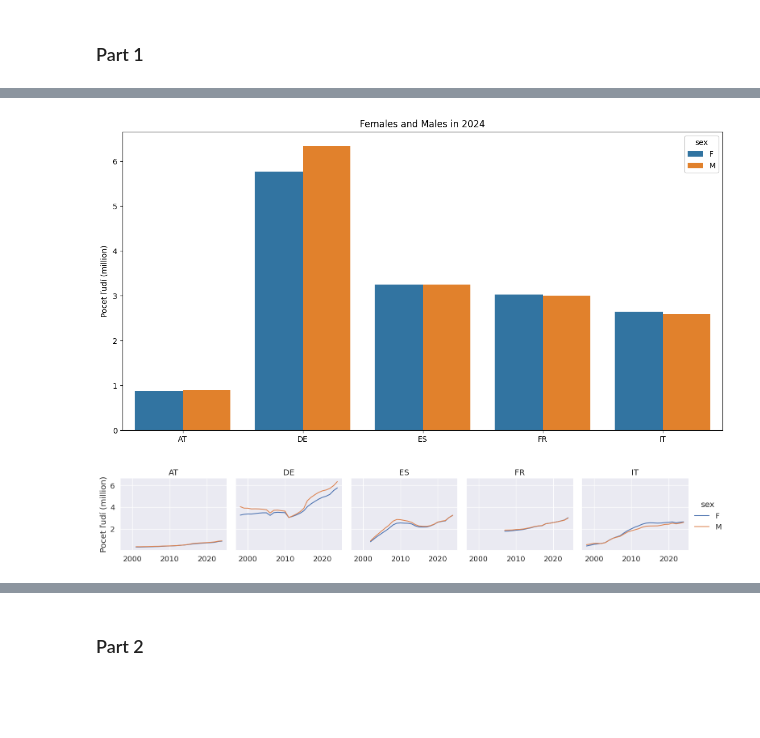
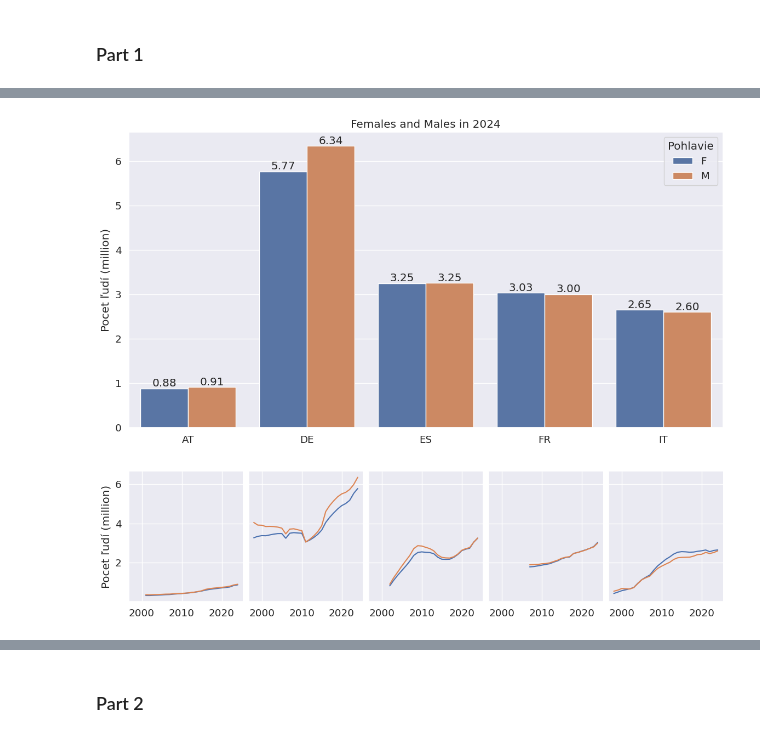
Before and after one commit to loveBeatles/datavis_project, a Jupyter notebook: group_project.ipynb, the cells around one changed output, grey strips where cells are left out. Saved outputs shown, nothing was run; the diff lists cells and outputs as text; code cells hidden in the pictures; blank space fills up the shorter version.

```diff
--- a/group_project.ipynb
+++ b/group_project.ipynb
@@ -54,8 +54,11 @@ urlEUandNot = "https://raw.githubusercontent.com/loveBeatles/datavis_project/mai
 df = pd.read_csv(url).drop(['STRUCTURE','STRUCTURE_ID', 'CONF_STATUS', 'OBS_FLAG', 'freq'], axis=1)
 
 # ДатаФрейм без разделения полов
-df_without_genders = df.groupby(['geo', 'TIME_PERIOD'])['OBS_VALUE'].sum().reset_index()
-df_without_genders['OBS_VALUE_milion'] = df_without_genders['OBS_VALUE'] /1000000
+df_without_genders = (df.groupby(['geo', 'TIME_PERIOD'])['OBS_VALUE']
+                      .sum()
+                      .reset_index()
+                      .assign(OBS_VALUE_milion = lambda df: df['OBS_VALUE']/ 1000000))
+
 
 # ДатаФрейм отсортированный по кол-ву людей по убыванию
 df_sorted_by_number_immigrates = df_without_genders[df_without_genders['TIME_PERIOD'] == 2024].sort_values(by="OBS_VALUE", ascending=False)
@@ -69,6 +72,8 @@ plot_for_number_immigrates = df_sorted_by_number_immigrates[:5].plot(x='geo',
                                                                      xlabel='',
                                                                      title='Krajiny s najväčším počtom imigrantov',
                                                                      legend=False)
+plot_for_number_immigrates.set_xticklabels(df_sorted_by_number_immigrates[:5]['geo'], rotation=0)
+plot_for_number_immigrates.grid(axis='x')
 
 # График людей 5 стран с наибольшим кол-вом людей за 2024 год разделенный по ЕУ и нет
 df2 = pd.read_csv(urlEUandNot).drop(['STRUCTURE','STRUCTURE_ID', 'CONF_STATUS', 'OBS_FLAG', 'freq', 'TIME_PERIOD'], axis=1)
@@ -84,16 +89,18 @@ merged = pd.merge(
 merged['OBS_VALUE_milion_not_eu'] = merged['OBS_VALUE_milion_total'] - merged['OBS_VALUE_milion_eu']
 df_not_eu = merged[['geo', 'OBS_VALUE_milion_not_eu']].rename(columns={'OBS_VALUE_milion_not_eu': 'OBS_VALUE_milion'})
 df_eu = df_eu.drop(['citizen', 'age', 'unit', 'sex', 'OBS_VALUE'], axis=1)
-df_not_eu['category'] = 'not_EU'
+df_not_eu['category'] = 'Nie EU'
 df_eu['category'] = 'EU'
 df_not_and_from_eu = pd.concat([df_eu, df_not_eu], ignore_index=True)
+
 fig, axes = plt.subplots(1, 1, figsize=(14, 7))
+
 plot_for_number_immigrates_divided_by_EU = sns.barplot(data=df_not_and_from_eu[df_not_and_from_eu['geo'].isin(countries_highest_number_immigrates)],
                                                        x='geo', y='OBS_VALUE_milion', hue='category', ax=axes)
 axes.set_title("Amount of immigrants divided by citizenship of EU and Not", fontsize=14, pad=20)
 axes.set_xlabel("", fontsize=12)
 axes.set_ylabel("Pocet ľudí (million)", fontsize=12)
-
+axes.legend(title='')
 
 # График как менялось кол-во людей для 5 стран с наибольшим кол-вом людей за 2024 год
 plot_for_number_immigrates_trough_time = sns.relplot(data=df_without_genders[df_without_genders['geo'].isin(countries_highest_number_immigrates)],
@@ -104,5 +111,7 @@ plot_for_number_immigrates_trough_time.set(title='Počet immigrantov v krajinác
 # Настройка, чтоб отсчет в графике был от нуля
 plt.ylim(0, )
 
+#Ще редагую -Н
+
 plt.show()
 # %% [output]
@@ -147,40 +156,49 @@ fig.show()
 df['OBS_VALUE_milion'] = df['OBS_VALUE'] /1000000
 osnova = df[df['geo'].isin(countries_highest_number_immigrates)]
 
-df_males = df[df['sex']=='M']
-df_females = df[df['sex']=='F']
-df_females = df_females.query('TIME_PERIOD==2024')
-df_males = df_males.query('TIME_PERIOD==2024')
-df_females['OBS_VALUE_milion'] = df_females['OBS_VALUE'] /1000000
-df_males['OBS_VALUE_milion'] = df_males['OBS_VALUE'] /1000000
-df_females = df_females.sort_values(by='OBS_VALUE_milion')
-df_males = df_males.sort_values(by='OBS_VALUE_milion')
+#
+df_males = (df[df['sex']=='M']
+            .query('TIME_PERIOD==2024')
+            .assign(OBS_VALUE_milion=lambda df: df['OBS_VALUE']/ 1000000)
+            .sort_values(by='OBS_VALUE_milion'))
+
+df_females = (df[df['sex']=='F']
+              .query('TIME_PERIOD==2024')
+              .assign(OBS_VALUE_milion=lambda df: df['OBS_VALUE']/ 1000000)
+              .sort_values(by='OBS_VALUE_milion'))
+
 df_females = df_females[df_females['geo'].isin(countries_highest_number_immigrates)]
 df_males = df_males[df_males['geo'].isin(countries_highest_number_immigrates)]
+
 df_spolu = pd.merge(df_females,df_males, on='geo')
-fig, axes = plt.subplots(1, 1, figsize=(14, 7))
-def rotate_bar_labels(axes, angle=45):
-    axes.tick_params(axis='x', labelrotation=angle, pad=-5)
-    plt.setp(axes.get_xticklabels(), ha='right')
 
-sns.barplot(data=osnova[osnova['TIME_PERIOD']==2024], x='geo', y='OBS_VALUE_milion',hue='sex', ax=axes)
+# Код між # не використовується, хз чи треба видаляти ^^^^
+
+sns.set_theme(font_scale=1.2)
+fig, axes = plt.subplots(figsize=(14, 7))
+
+barplot = sns.barplot(data=osnova.query("TIME_PERIOD == 2024"),
+            x='geo', y='OBS_VALUE_milion', hue='sex', ax=axes)
 axes.set_ylabel('Pocet ľudí (million)')
 axes.set_xlabel(None)
 axes.set_title('Females and Males in 2024')
+for container in barplot.containers:
+    axes.bar_label(container, fmt='%.2f')
+axes.legend(title='Pohlavie')
 
+grid = sns.relplot(data=osnova, x='TIME_PERIOD', y='OBS_VALUE_milion',
+                   col='geo', col_wrap=5, kind="line", height=3,
+                   aspect=1,hue='sex')
 
+grid.set_axis_labels('', 'Pocet ľudí (million)')
+grid.set_titles('') #"{col_name}"
+# Зафігачив, аби обидва плоти були одного розміру
+grid.figure.set_size_inches(12.18, 4)
+grid.figure.subplots_adjust(wspace=0.05,)
+grid._legend.remove()
 
-
-
-
-sns.set_theme(font_scale=1.2)
-grid = sns.relplot(data=df[df['geo'].isin(countries_highest_number_immigrates)],
-x='TIME_PERIOD', y='OBS_VALUE_milion', col='geo',
-col_wrap=5, kind="line", height=3, aspect=1,hue='sex')
-grid.set_axis_labels('', 'Pocet ľudí (million)')
-grid.set_titles("{col_name}") # title of each plot will be country name
-
-
+#Редагував для читабельності, оптимізував +стилізація
+# -Н
 
 
 plt.show()
@@ -200,2 +207,2 @@ See the caveats in the documentation: https://pandas.pydata.org/pandas-docs/stab
-[figure, old version]
+[figure, new version]
-[figure, old version]
+[figure, new version]
```
Also changed, not shown: parts of 11 cells of this notebook.
